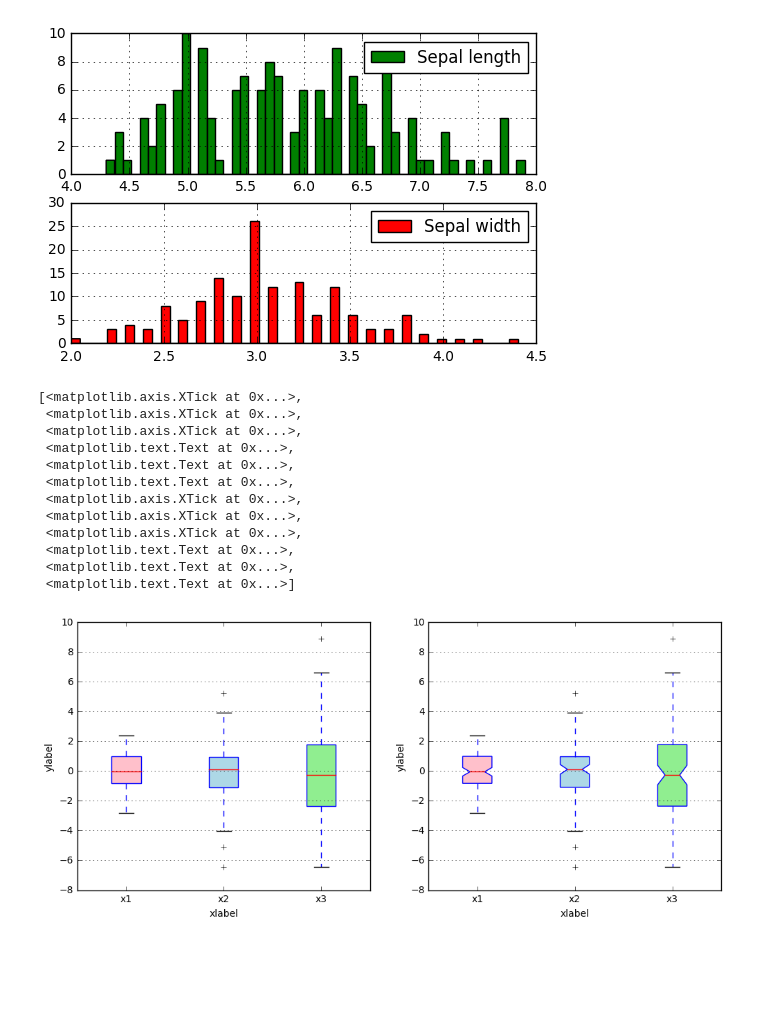
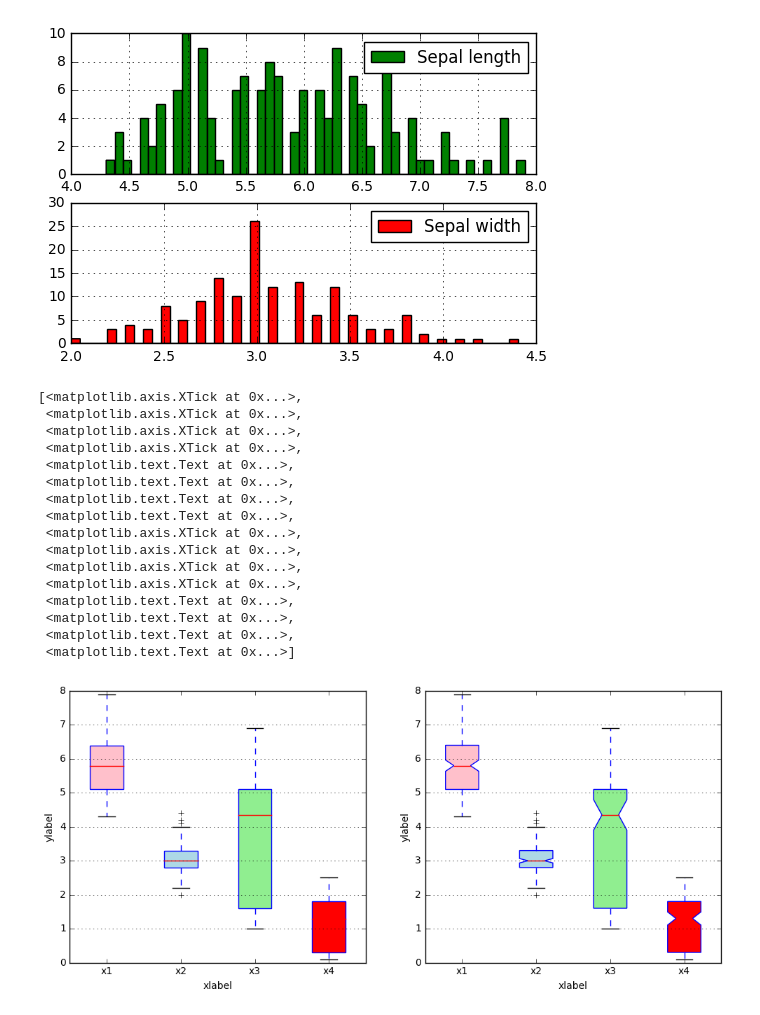
Before and after one commit to xmaseve/Plot-by-Python, a Jupyter notebook: Untitled3.ipynb, the cells around one changed output. Saved outputs shown, nothing was run; the diff lists cells and outputs as text; code cells hidden in the pictures; blank space fills up the shorter version.

```diff
--- a/Untitled3.ipynb
+++ b/Untitled3.ipynb
@@ -43,8 +43,7 @@ plt.grid(True)
 # %% [output]
 [figure]
 # %%
-np.random.seed(123)
-all_data = [np.random.normal(0, std, 100) for std in range(1, 4)]
+all_data = [sepal_length, sepal_width, petal_length, petal_width]
 
 fig, axes = plt.subplots(nrows=1, ncols=2, figsize=(12, 5))
 
@@ -60,32 +59,36 @@ bplot2 = axes[1].boxplot(all_data,
                          patch_artist=True)   # fill with color
 
 # fill with colors
-colors = ['pink', 'lightblue', 'lightgreen']
+colors = ['pink', 'lightblue', 'lightgreen', 'red']
 for bplot in (bplot1, bplot2):
     for patch, color in zip(bplot['boxes'], colors):
         patch.set_facecolor(color)
 
 # adding horizontal grid lines
 for ax in axes:
     ax.yaxis.grid(True)
     ax.set_xticks([y+1 for y in range(len(all_data))], )
     ax.set_xlabel('xlabel')
     ax.set_ylabel('ylabel')
 
 # add x-tick labels
 plt.setp(axes, xticks=[y+1 for y in range(len(all_data))],
          xticklabels=['x1', 'x2', 'x3', 'x4'])
 # %% [output]
 [<matplotlib.axis.XTick at 0x...>,
  <matplotlib.axis.XTick at 0x...>,
  <matplotlib.axis.XTick at 0x...>,
+ <matplotlib.axis.XTick at 0x...>,
+ <matplotlib.text.Text at 0x...>,
  <matplotlib.text.Text at 0x...>,
  <matplotlib.text.Text at 0x...>,
  <matplotlib.text.Text at 0x...>,
  <matplotlib.axis.XTick at 0x...>,
  <matplotlib.axis.XTick at 0x...>,
  <matplotlib.axis.XTick at 0x...>,
+ <matplotlib.axis.XTick at 0x...>,
+ <matplotlib.text.Text at 0x...>,
  <matplotlib.text.Text at 0x...>,
  <matplotlib.text.Text at 0x...>,
  <matplotlib.text.Text at 0x...>]
-[figure, old version]
+[figure, new version]
```
